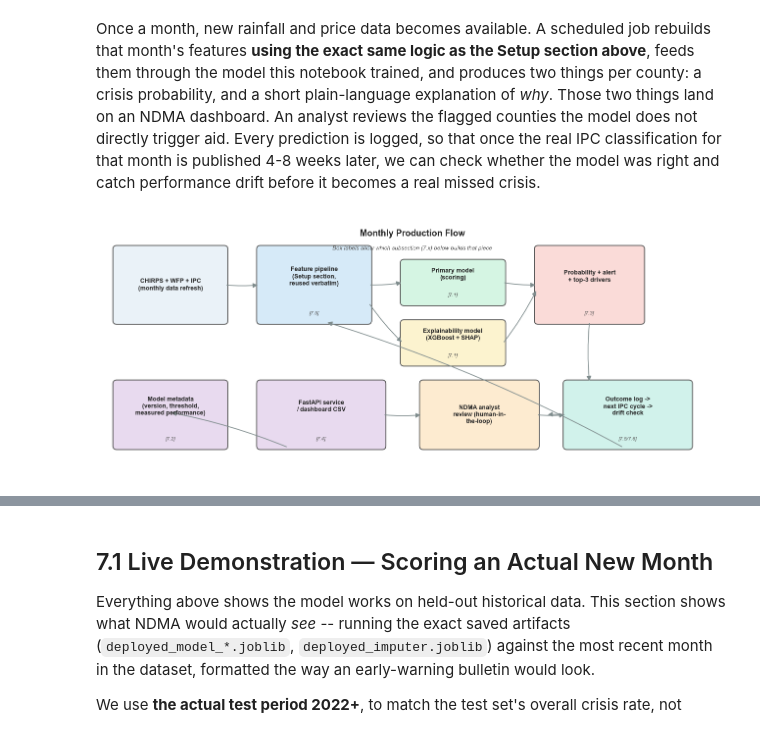
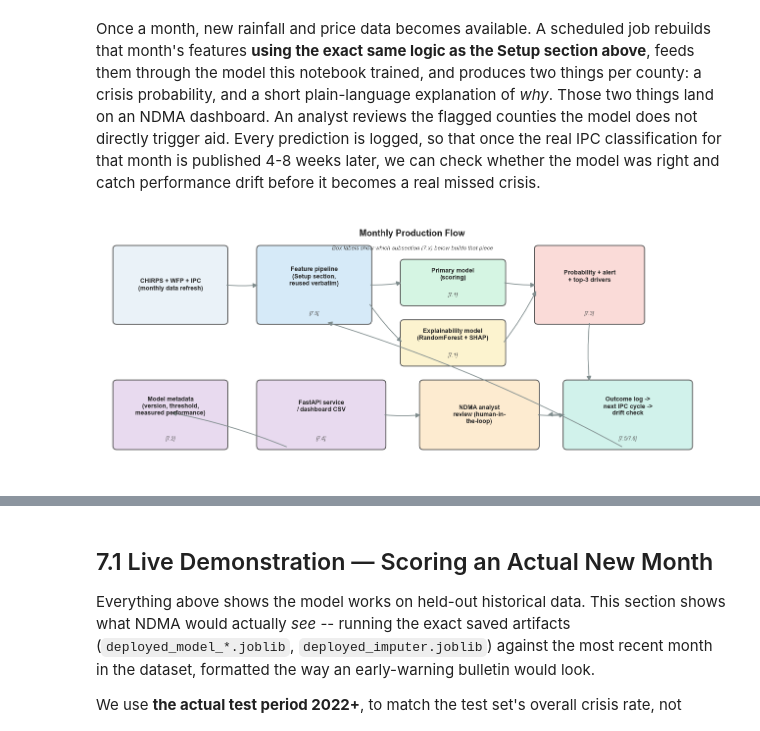
Before and after one commit to Pattohcolab/PHASE-5-CAPSTON-PROJECT, a Jupyter notebook: notebook.ipynb, the cells around one changed output, grey strips where cells are left out. Drawn from its saved outputs; the diff is of its cells as text; code cells hidden in the pictures.

```diff
--- a/notebook.ipynb
+++ b/notebook.ipynb
@@ -1761,7 +1761,7 @@ boxes = [
     (0.3, 3.3, 2.3, 1.6, "CHIRPS + WFP + IPC\n(monthly data refresh)", '#EAF2F8', ''),
     (3.3, 3.3, 2.3, 1.6, "Feature pipeline\n(Setup section,\nreused verbatim)", '#D6EAF8', '7.5'),
     (6.3, 3.7, 2.1, 0.9, "Primary model\n(scoring)", '#D5F5E3', '7.1'),
-    (6.3, 2.4, 2.1, 0.9, "Explainability model\n(XGBoost + SHAP)", '#FCF3CF', '7.1'),
+    (6.3, 2.4, 2.1, 0.9, "Explainability model\n(RandomForest + SHAP)", '#FCF3CF', '7.1'),
     (9.1, 3.3, 2.2, 1.6, "Probability + alert\n+ top-3 drivers", '#FADBD8', '7.3'),
     (0.3, 0.6, 2.3, 1.4, "Model metadata\n(version, threshold,\nmeasured performance)", '#E8DAEF', '7.2'),
     (3.3, 0.6, 2.6, 1.4, "FastAPI service\n/ dashboard CSV", '#E8DAEF', '7.4'),
@@ -1773,34 +1773,34 @@ for x, y, w, h, label, color, sec in boxes:
                                  linewidth=1.3, edgecolor='#555555', facecolor=color))
     ax.text(x + w/2, y + h/2 + (0.18 if sec else 0), label, ha='center', va='center',
             fontsize=9, fontweight='bold')
     if sec:
         ax.text(x + w/2, y + 0.18, f"[{sec}]", ha='center', va='center', fontsize=7.5,
                 color='#555555', style='italic')
 
 arrows = [
     ((2.6, 4.1), (3.3, 4.1)),
     ((5.6, 4.1), (6.3, 4.15)),
     ((5.6, 3.7), (6.3, 2.85)),
     ((8.4, 4.15), (9.1, 4.1)),
     ((8.4, 2.85), (9.1, 4.0)),
     ((10.2, 3.3), (10.2, 2.0)),   # alert down to review
     ((9.7, 1.3), (9.3, 1.3)),     # review to FastAPI/dashboard (backwards visual link)
     ((3.9, 0.6), (1.45, 1.35)),   # metadata feeds FastAPI (loop up-left, simplified)
     ((5.9, 1.3), (6.7, 1.3)),     # dashboard -> analyst
     ((9.1, 1.3), (9.7, 1.3)),     # analyst -> outcome log
     ((10.9, 0.6), (4.7, 3.3)),    # outcome log feeds back into monthly retrain check (long loop)
 ]
 for (x0, y0), (x1, y1) in arrows:
     ax.add_patch(FancyArrowPatch((x0, y0), (x1, y1), arrowstyle='-|>', mutation_scale=14,
                                   linewidth=1.2, color='#7F8C8D', connectionstyle="arc3,rad=0.05"))
 
 ax.text(6.5, 5.15, "Monthly Production Flow", fontsize=13, fontweight='bold', ha='center')
 ax.text(6.5, 4.85, "Box labels show which subsection (7.x) below builds that piece",
         fontsize=8.5, ha='center', style='italic', color='#555555')
 plt.tight_layout()
 plt.show()
 # %% [output]
-[figure, old version]
+[figure, new version]
 # %% [markdown]
 **How to read the diagram:** data flows left to right through scoring (top row), then
 down into serving and the human review loop (bottom row), then back around into the
```
Also changed, not shown: parts of 36 cells of this notebook, 13 other files.
